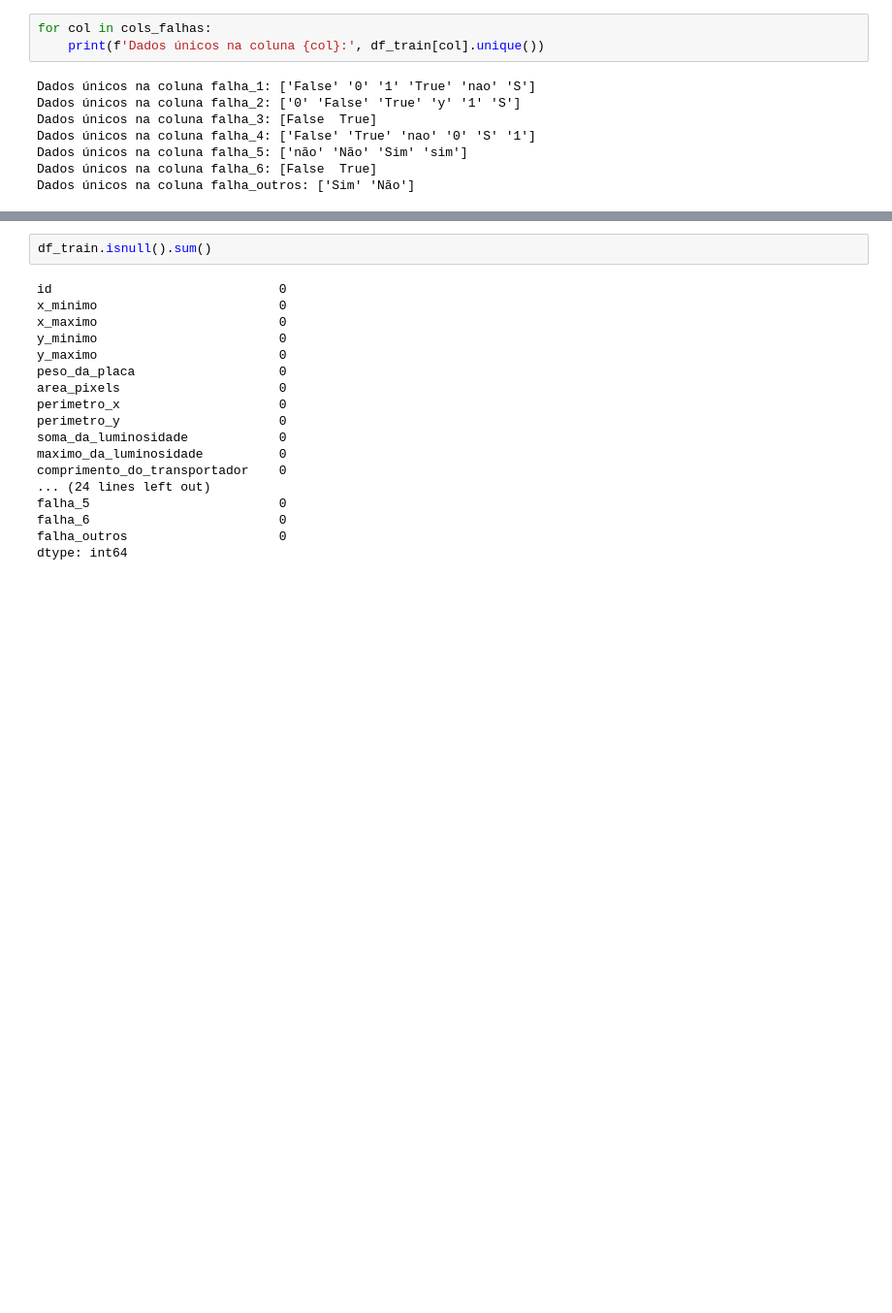
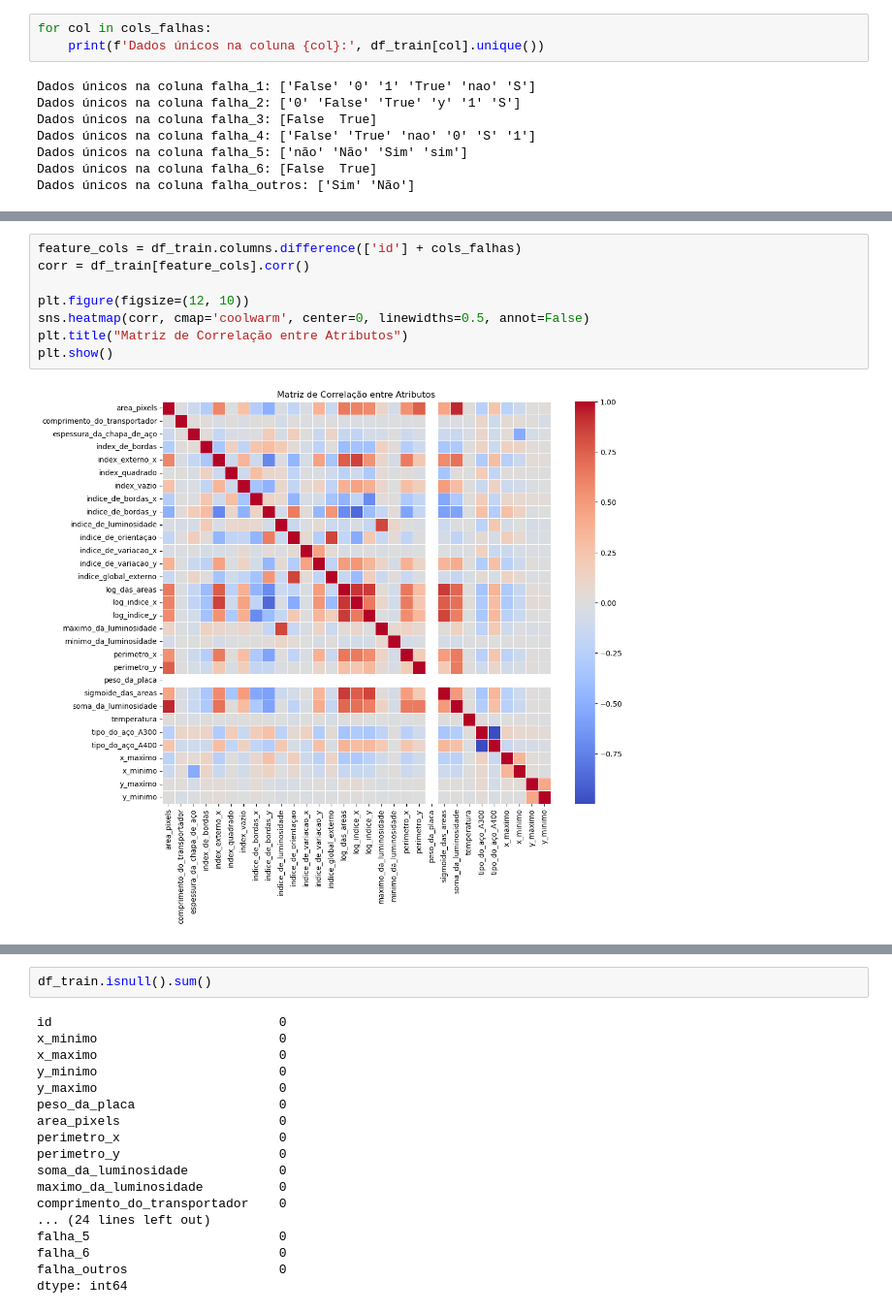
Before and after one commit to kdss-mila/desafio_residencia_IA, a Jupyter notebook: EDA.ipynb, the cells around one changed output, grey strips where cells are left out. Shown: that part at 97% size. Saved outputs shown, nothing was run; the diff lists cells and outputs as text; blank space fills up the shorter version.

```diff
--- a/EDA.ipynb
+++ b/EDA.ipynb
@@ -188,0 +176,10 @@ df_train[cols] = df_train[cols].fillna(df_train[cols].median())
+# %%
+feature_cols = df_train.columns.difference(['id'] + cols_falhas)
+corr = df_train[feature_cols].corr()
+
+plt.figure(figsize=(12, 10))
+sns.heatmap(corr, cmap='coolwarm', center=0, linewidths=0.5, annot=False)
+plt.title("Matriz de Correlação entre Atributos")
+plt.show()
+# %% [output]
+[figure, added]
```
Also changed, not shown: parts of 45 cells of this notebook, 2 other files.
